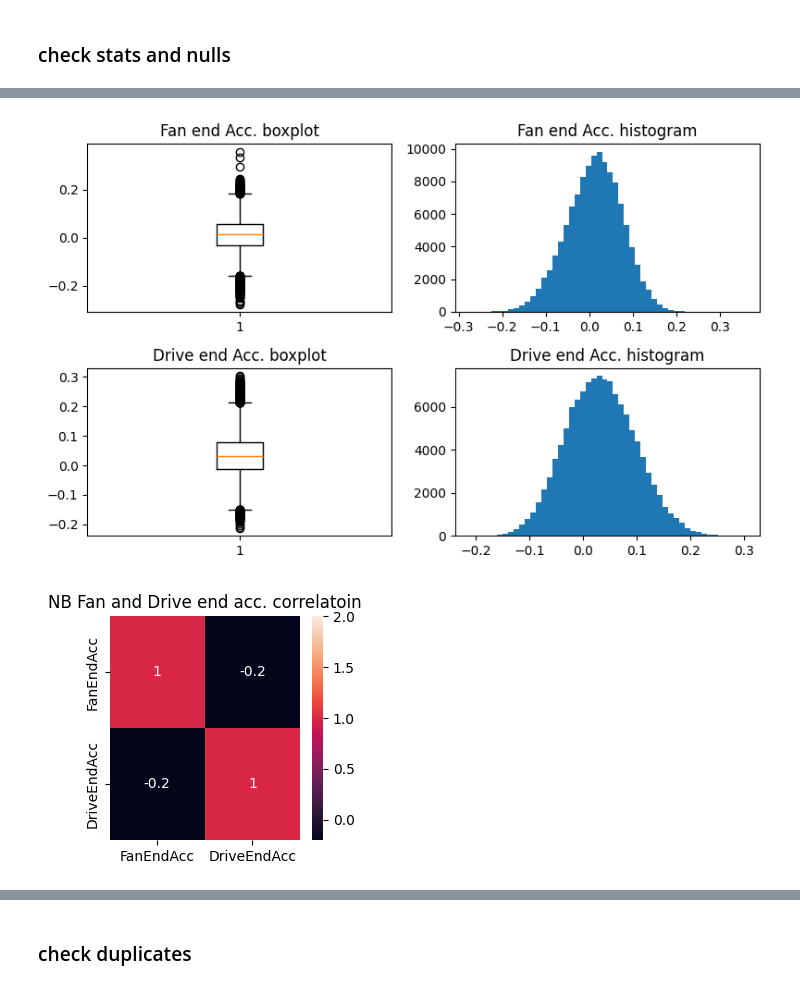
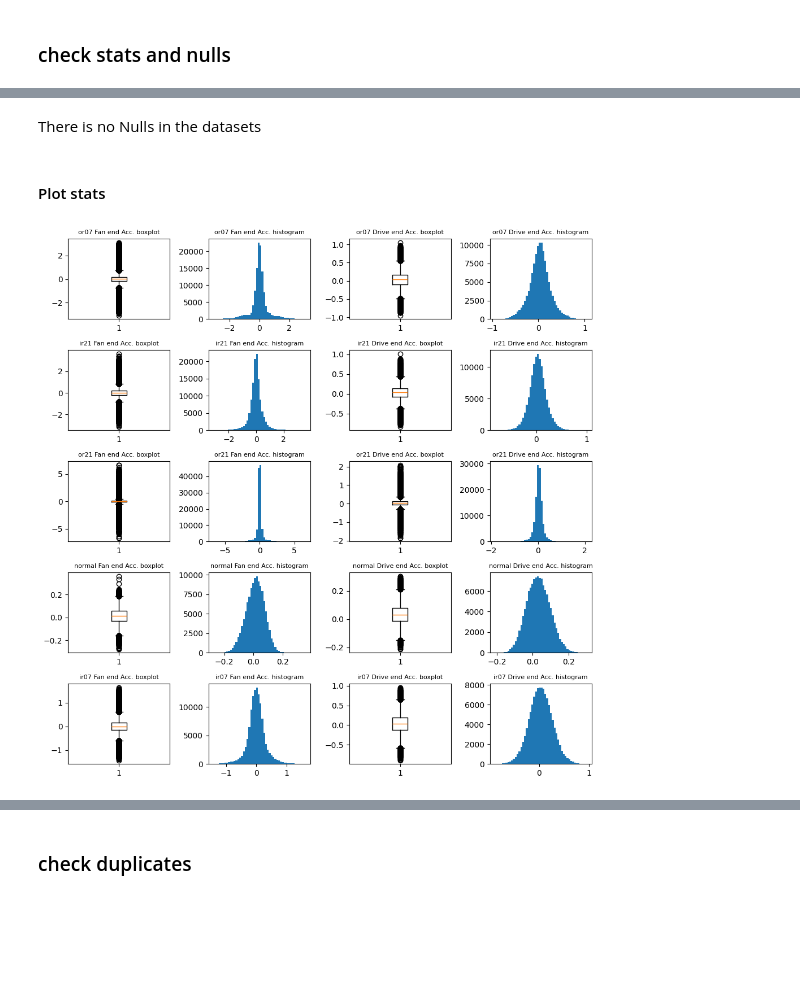
Before and after one commit to h4ppy0wl/PdM01, a Jupyter notebook: bearings01_EDA.ipynb, the cells around one changed output, grey strips where cells are left out. Cells and saved outputs as stored; diff of their text form; code cells hidden in the pictures; blank space fills up the shorter version.

Commit message:
made EDA ready for pipeline by datasets manpulator functions

```diff
--- a/bearings01_EDA.ipynb
+++ b/bearings01_EDA.ipynb
@@ -37,2 +49,16 @@ df_normal['fault'] = 0
+# %%
+signal_columns = {'DriveEndAcc', 'FanEndAcc'}
+fault_type_names = ['normal', 'ir07', 'ir21', 'or07', 'or21']
+# df_normal.columns = signal_columns
+# df_ir07.columns = signal_columns
+# We will enumerate classes then we will use one-hot-encoding
+# df_normal['fault'] = 0
+# %%
+#organize datasets and add fault type column
+for i, df_fault_name in enumerate(fault_type_names):
+    df_name = f"df_{df_fault_name}"
+    globals()[df_name].columns = signal_columns
+    globals()[df_name]['fault'] = df_fault_name
+    globals()[df_name]['fault'] = globals()[df_name]['fault'].astype('string')
 # %% [markdown]
 ### check stats and nulls
@@ -63,22 +187,20 @@ max         0.359236       0.303867       0.0
+# %% [markdown]
+There is no Nulls in the datasets
+# %% [markdown]
+#### Plot stats
 # %%
-fig, ax = plt.subplots(2,2, figsize=(8,5))
-ax[0,0].boxplot(df_normal['FanEndAcc'])
-ax[0,0].set_title('Fan end Acc. boxplot')
-ax[0,1].hist(df_normal['FanEndAcc'], bins=50)
-ax[0,1].set_title('Fan end Acc. histogram')
-ax[1,0].boxplot(df_normal['DriveEndAcc'])
-ax[1,0].set_title('Drive end Acc. boxplot')
-ax[1,1].hist(df_normal['DriveEndAcc'], bins=50)
-ax[1,1].set_title('Drive end Acc. histogram')
+fig, ax = plt.subplots(5,4, figsize=(10,10))
+for i, fault_name in enumerate(fault_type_names):
+    df_name = f"df_{fault_name}"
+    ax[i,0].boxplot(globals()[df_name]['FanEndAcc'])
+    ax[i,0].set_title(f'{fault_name} Fan end Acc. boxplot', fontsize = 8)
+    ax[i,1].hist(globals()[df_name]['FanEndAcc'], bins=50)
+    ax[i,1].set_title(f'{fault_name} Fan end Acc. histogram', fontsize = 8)
+    ax[i,2].boxplot(globals()[df_name]['DriveEndAcc'])
+    ax[i,2].set_title(f'{fault_name} Drive end Acc. boxplot', fontsize = 8)
+    ax[i,3].hist(globals()[df_name]['DriveEndAcc'], bins=50)
+    ax[i,3].set_title(f'{fault_name} Drive end Acc. histogram', fontsize = 8)
 plt.tight_layout()
 plt.show()
 # %% [output]
-[figure, old version]
+[figure, new version]
-# %%
-plt.figure(figsize=(3,3))
-sns.heatmap(df_normal[['FanEndAcc', 'DriveEndAcc']].corr('pearson'), annot=True, vmax=2)
-plt.title('NB Fan and Drive end acc. correlatoin')
-plt.tight_layout()
-plt.show()
-# %% [output]
-[figure, removed]
```
Also changed, not shown: parts of 55 cells of this notebook, 10 other files.
